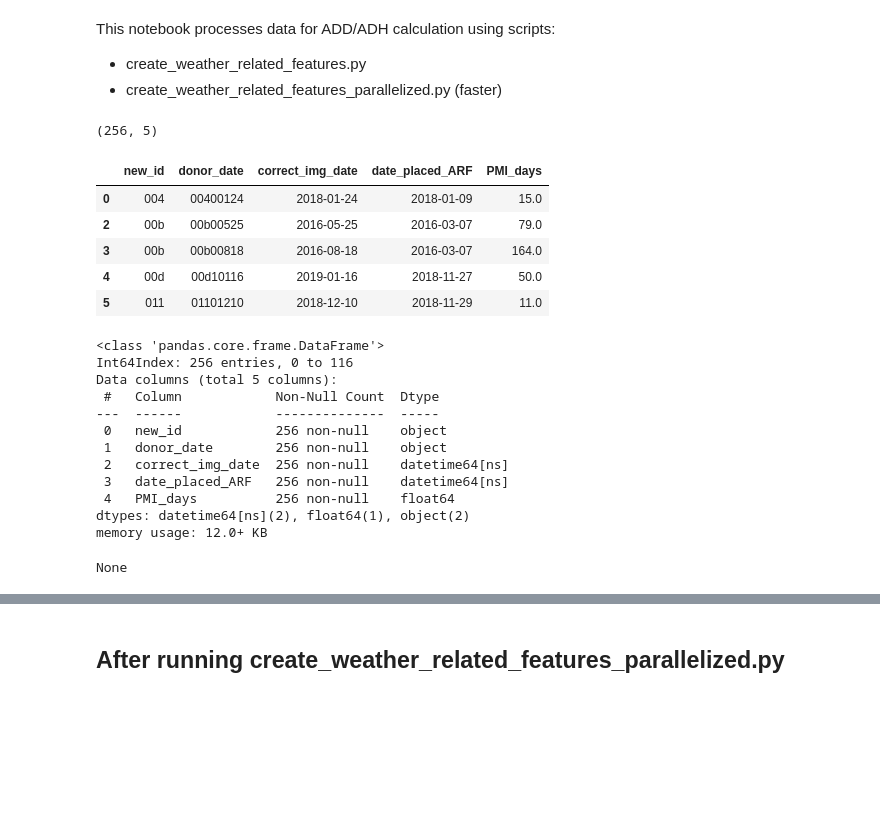
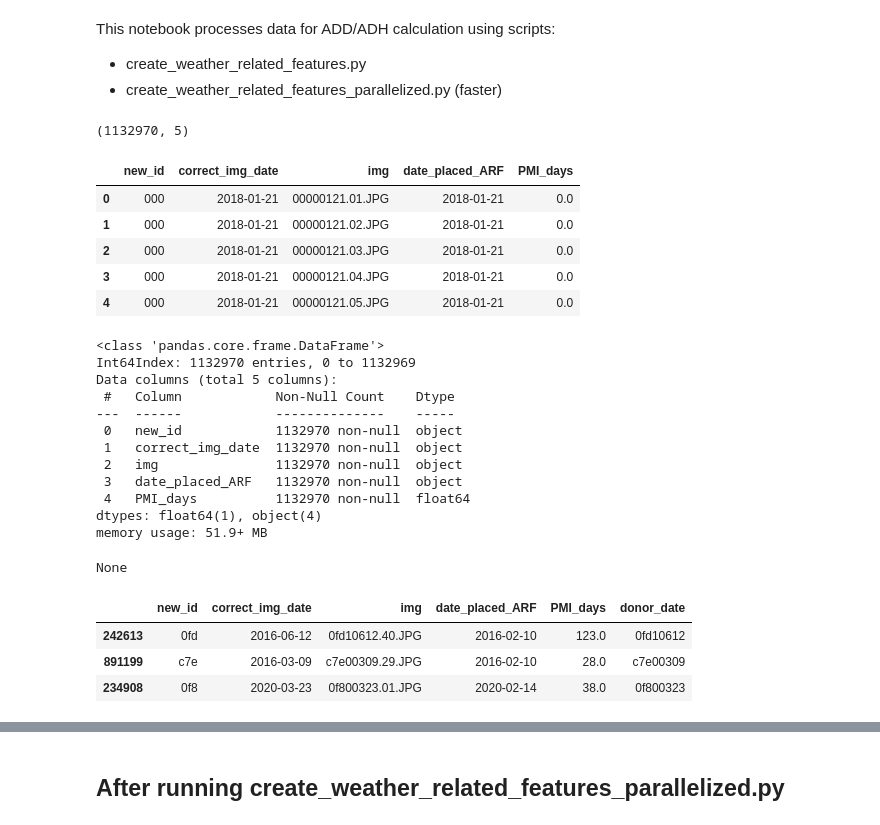
Before and after one commit to annamarianau/post_mortem_interval_estimation, a Jupyter notebook: notebooks/add_ADD_ADH_features.ipynb, the cells around one changed output, grey strips where cells are left out. Cells and saved outputs as stored; diff of their text form; code cells hidden in the pictures; blank space fills up the shorter version.

```diff
--- a/notebooks/add_ADD_ADH_features.ipynb
+++ b/notebooks/add_ADD_ADH_features.ipynb
@@ -14,39 +14,46 @@ This notebook processes data for ADD/ADH calculation using scripts:
 * create_weather_related_features_parallelized.py (faster)
 # %%
 # import data
-data = pd.read_pickle('../data/Gelderman_SOD_cohort/for_pmi_estimation.pkl')[['new_id','donor_date', 'correct_img_date',
-       'date_placed_ARF', 'PMI_days']]
+#data = pd.read_pickle('../data/Gelderman_SOD_cohort/for_pmi_estimation.pkl')[['new_id','donor_date', 'correct_img_date',
+       #'date_placed_ARF', 'PMI_days']]
 
 #data = pd.read_csv('../data/Gelderman_SOD_cohort/unique_img_triplets_plus.csv')[['new_id','donor_date', 'correct_img_date',
        #'date_placed_ARF', 'PMI_days']]
+data = pd.read_pickle('../data/master_dataset.pkl')[['new_id', 'correct_img_date', 'img',
+       'date_placed_ARF', 'PMI_days']]
 print(data.shape)
 display(data.head())
 display(data.info())
 # %% [output]
-(256, 5)
+(1132970, 5)
-|  | new_id | donor_date | correct_img_date | date_placed_ARF | PMI_days |
-| 0 | 004 | 00400124 | 2018-01-24 | 2018-01-09 | 15.0 |
-| 2 | 00b | 00b00525 | 2016-05-25 | 2016-03-07 | 79.0 |
-| 3 | 00b | 00b00818 | 2016-08-18 | 2016-03-07 | 164.0 |
-| 4 | 00d | 00d10116 | 2019-01-16 | 2018-11-27 | 50.0 |
-| 5 | 011 | 01101210 | 2018-12-10 | 2018-11-29 | 11.0 |
+|  | new_id | correct_img_date | img | date_placed_ARF | PMI_days |
+| 0 | 000 | 2018-01-21 | 00000121.01.JPG | 2018-01-21 | 0.0 |
+| 1 | 000 | 2018-01-21 | 00000121.02.JPG | 2018-01-21 | 0.0 |
+| 2 | 000 | 2018-01-21 | 00000121.03.JPG | 2018-01-21 | 0.0 |
+| 3 | 000 | 2018-01-21 | 00000121.04.JPG | 2018-01-21 | 0.0 |
+| 4 | 000 | 2018-01-21 | 00000121.05.JPG | 2018-01-21 | 0.0 |
 <class 'pandas.core.frame.DataFrame'>
-Int64Index: 256 entries, 0 to 116
+Int64Index: 1132970 entries, 0 to 1132969
 Data columns (total 5 columns):
- #   Column            Non-Null Count  Dtype
----  ------            --------------  -----
- 0   new_id            256 non-null    object
- 1   donor_date        256 non-null    object
- 2   correct_img_date  256 non-null    datetime64[ns]
- 3   date_placed_ARF   256 non-null    datetime64[ns]
- 4   PMI_days          256 non-null    float64
-dtypes: datetime64[ns](2), float64(1), object(2)
-memory usage: 12.0+ KB
+ #   Column            Non-Null Count    Dtype
+---  ------            --------------    -----
+ 0   new_id            1132970 non-null  object
+ 1   correct_img_date  1132970 non-null  object
+ 2   img               1132970 non-null  object
+ 3   date_placed_ARF   1132970 non-null  object
+ 4   PMI_days          1132970 non-null  float64
+dtypes: float64(1), object(4)
+memory usage: 51.9+ MB
 None
 # %%
 # extract donor_date from img column
-#data['donor_date'] = data.img.str.split('.', expand=True)[0]
-#display(data.sample(3))
+data['donor_date'] = data.img.str.split('.', expand=True)[0]
+display(data.sample(3))
+# %% [output]
+|  | new_id | correct_img_date | img | date_placed_ARF | PMI_days | donor_date |
+| 242613 | 0fd | 2016-06-12 | 0fd10612.40.JPG | 2016-02-10 | 123.0 | 0fd10612 |
+| 891199 | c7e | 2016-03-09 | c7e00309.29.JPG | 2016-02-10 | 28.0 | c7e00309 |
+| 234908 | 0f8 | 2020-03-23 | 0f800323.01.JPG | 2020-02-14 | 38.0 | 0f800323 |
 # %%
 data['date_placed_ARF'] = pd.to_datetime(data['date_placed_ARF'], format='%Y-%m-%d')
 data['correct_img_date'] = pd.to_datetime(data['correct_img_date'],format='%Y-%m-%d')
```
Also changed, not shown: parts of 5 cells of this notebook, 19 other files.
